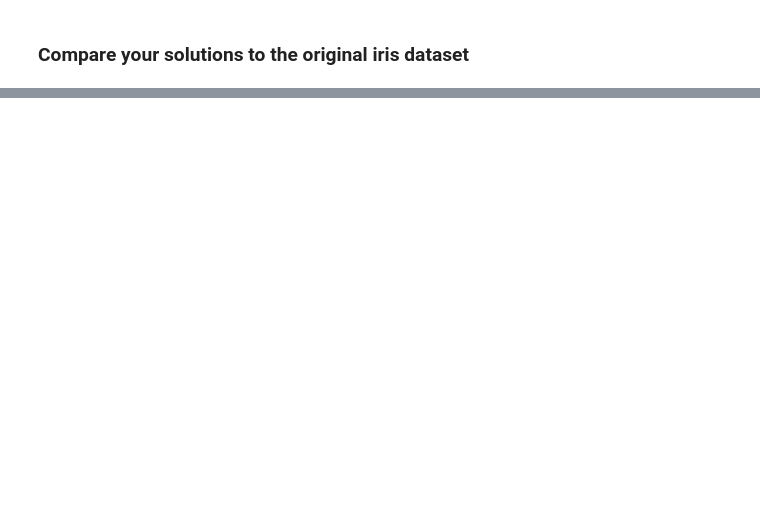
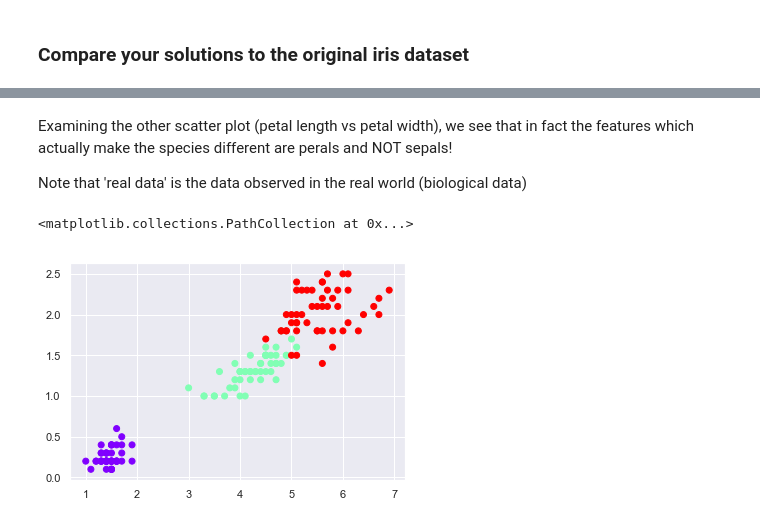
Before and after one commit to Andre-Williams22/Data-Science-ML-Courses, a Jupyter notebook: 365-DataScience/Advanced-Statistical-Methods/Clustering Species Segmentation.ipynb, the cells around one changed output, grey strips where cells are left out. Drawn from its saved outputs; the diff is of its cells as text; code cells hidden in the pictures; blank space fills up the shorter version.

```diff
--- a/365-DataScience/Advanced-Statistical-Methods/Clustering Species Segmentation.ipynb
+++ b/365-DataScience/Advanced-Statistical-Methods/Clustering Species Segmentation.ipynb
@@ -204,0 +232,9 @@ Text(0, 0.5, 'Sepal Width')
+# %% [markdown]
+Examining the other scatter plot (petal length vs petal width), we see that in fact the features which actually make the species different are perals and NOT sepals!
+
+Note that 'real data' is the data observed in the real world (biological data)
+# %%
+plt.scatter(real_data['petal_length'],real_data['petal_width'],c=real_data['species'],cmap='rainbow')
+# %% [output]
+<matplotlib.collections.PathCollection at 0x...>
+[figure, added]
```
Also changed, not shown: parts of 18 cells of this notebook, 1 other file.
